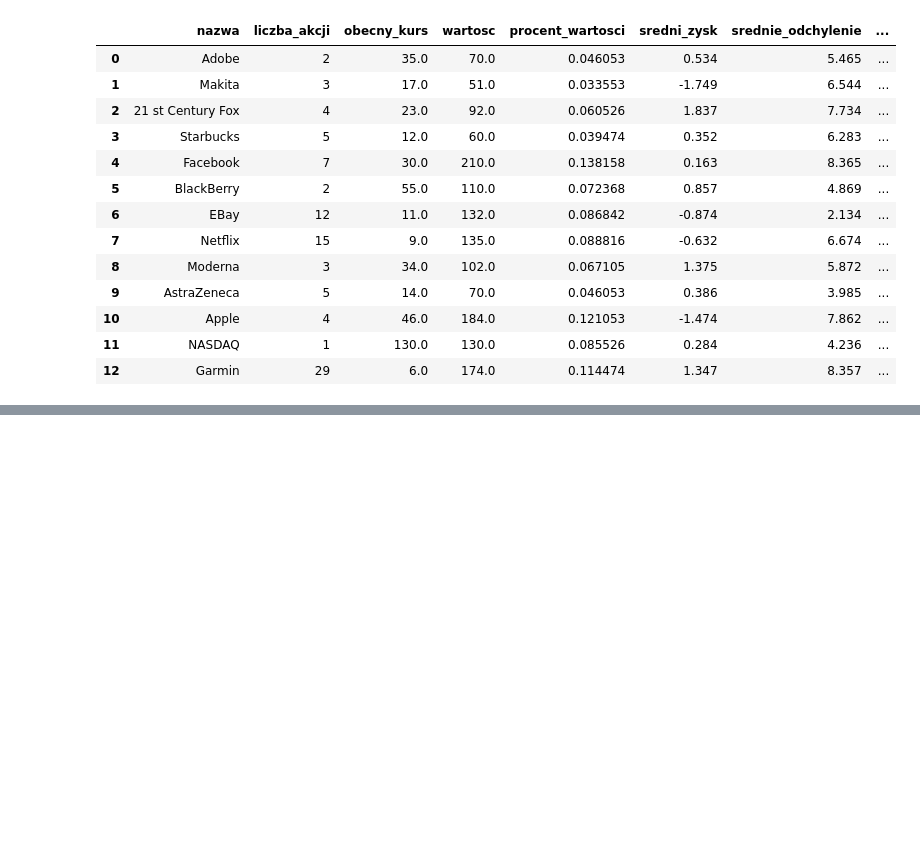
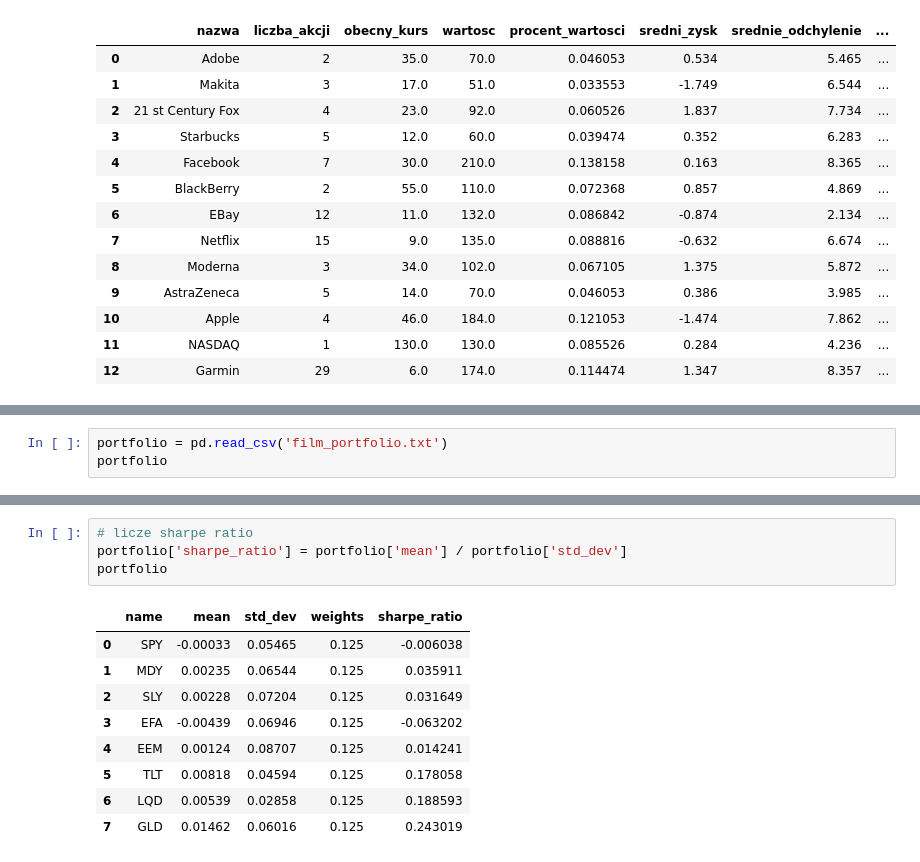
Before and after one commit to magdabiadala/portfolio_optimalization, a Jupyter notebook: optymalizacja_portfolia.ipynb, the cells around one changed output, grey strips where cells are left out. Cells and saved outputs as stored; diff of their text form; blank space fills up the shorter version.

```diff
--- a/optymalizacja_portfolia.ipynb
+++ b/optymalizacja_portfolia.ipynb
@@ -124,0 +154,3 @@ Name: nazwa, dtype: object
+# %%
+portfolio = pd.read_csv('film_portfolio.txt')
+portfolio
@@ -124,0 +167,14 @@ Name: nazwa, dtype: object
+# %%
+# licze sharpe ratio
+portfolio['sharpe_ratio'] = portfolio['mean'] / portfolio['std_dev']
+portfolio
+# %% [output]
+|  | name | mean | std_dev | weights | sharpe_ratio |
+| 0 | SPY | -0.00033 | 0.05465 | 0.125 | -0.006038 |
+| 1 | MDY | 0.00235 | 0.06544 | 0.125 | 0.035911 |
+| 2 | SLY | 0.00228 | 0.07204 | 0.125 | 0.031649 |
+| 3 | EFA | -0.00439 | 0.06946 | 0.125 | -0.063202 |
+| 4 | EEM | 0.00124 | 0.08707 | 0.125 | 0.014241 |
+| 5 | TLT | 0.00818 | 0.04594 | 0.125 | 0.178058 |
+| 6 | LQD | 0.00539 | 0.02858 | 0.125 | 0.188593 |
+| 7 | GLD | 0.01462 | 0.06016 | 0.125 | 0.243019 |
```
Also changed, not shown: parts of 21 cells of this notebook, 2 other files.
